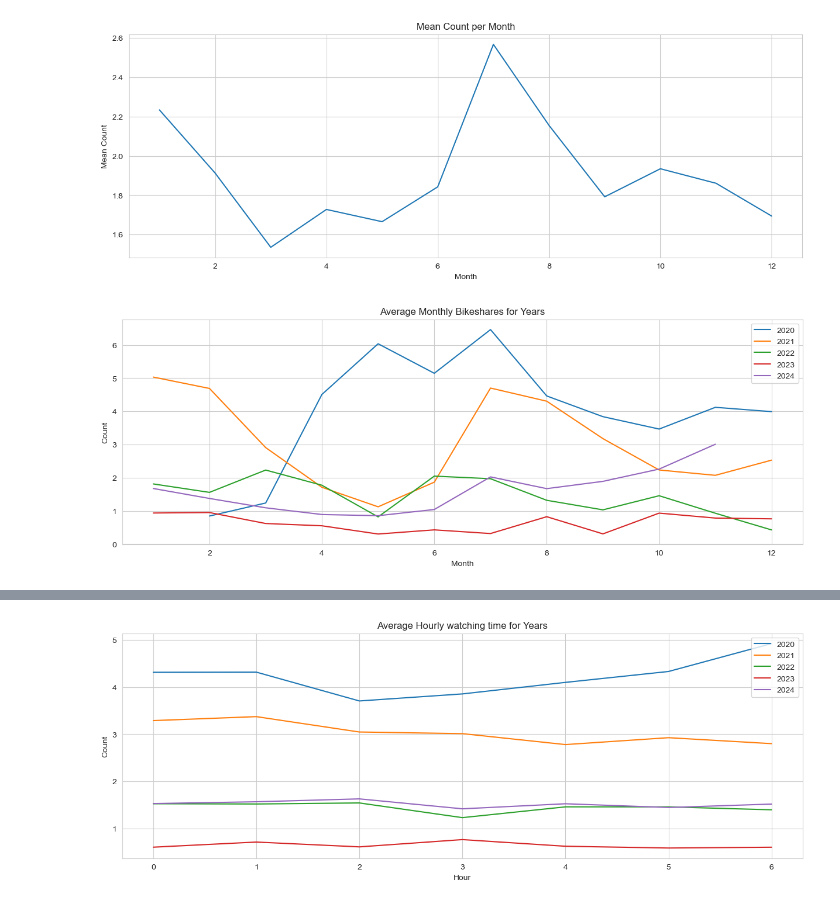
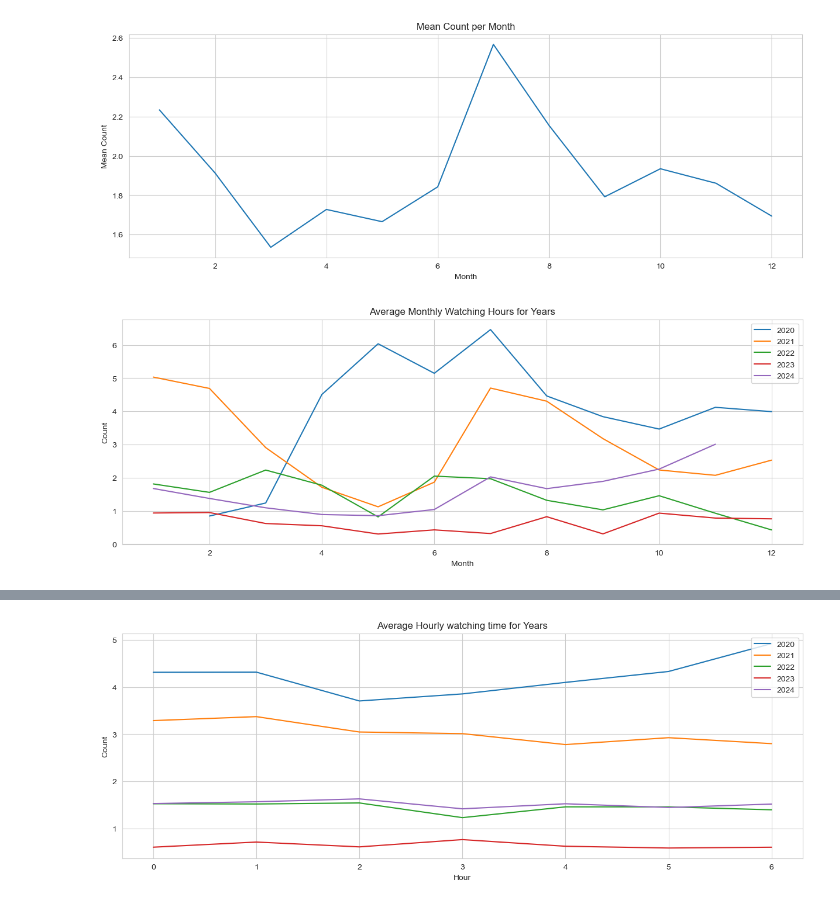
Before and after one commit to Enejan-H/Deep-Learning-Projects, a Jupyter notebook: Time Series/youtube_data/You_Data_Analysis.ipynb, the cells around one changed output, grey strips where cells are left out. Cells and saved outputs as stored; diff of their text form; code cells hidden in the pictures.

```diff
--- a/Time Series/youtube_data/You_Data_Analysis.ipynb
+++ b/Time Series/youtube_data/You_Data_Analysis.ipynb
@@ -300,14 +267,14 @@ plt.show()
 # %%
 year_month_cnt = df.groupby(["year", "month"])["Watch time (hours)"].mean()    # yıllara sari bir şekilde görmek istersek bunu yapıyoruz.
 
 plt.figure(figsize=(15,5))        #2017 de çok az veri olduğu için burada göremiyoruz.
 for year in year_month_cnt.index.levels[0]:
     plt.plot(year_month_cnt[year].index, year_month_cnt[year],label=year)
 
 plt.legend()
 plt.xlabel('Month')
 plt.ylabel('Count')
-plt.title('Average Monthly Bikeshares for Years')
+plt.title('Average Monthly Watching Hours for Years')
 plt.show()
 # %% [output]
-[figure, old version]
+[figure, new version]
```
Also changed, not shown: parts of 87 cells of this notebook.
